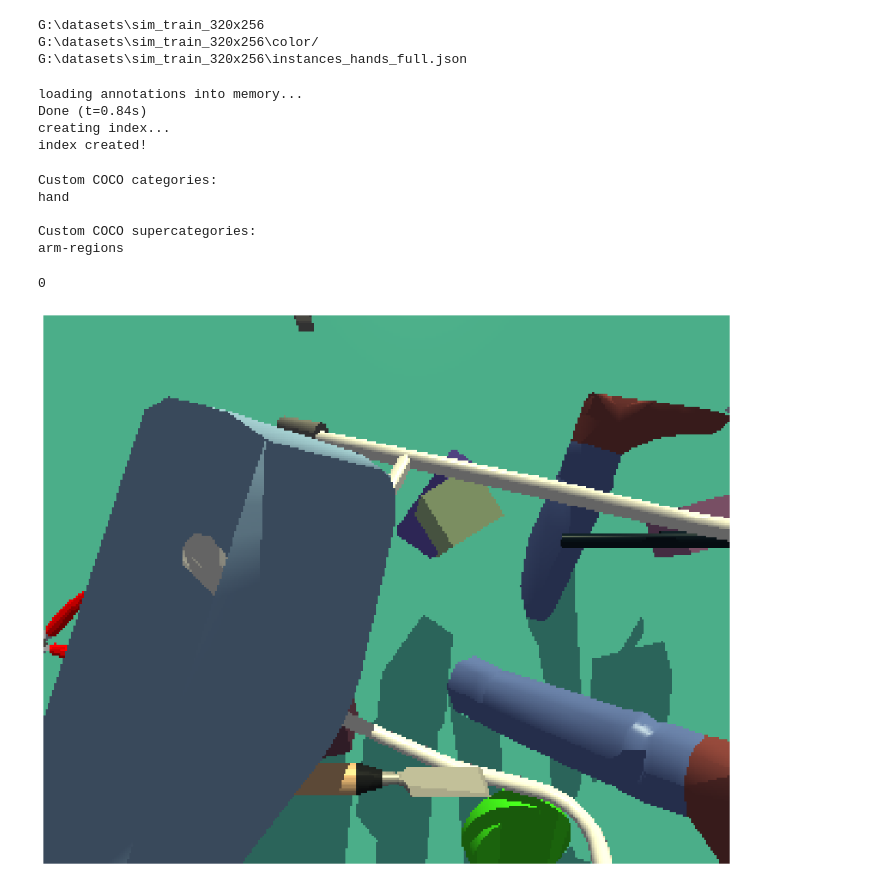
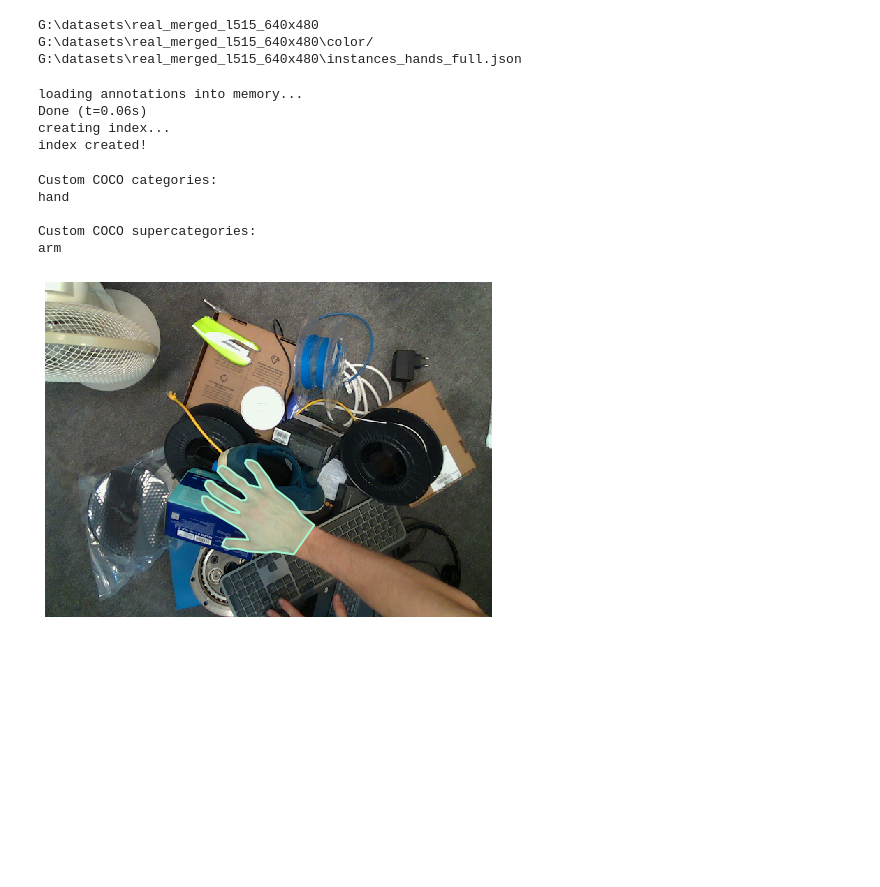
Before and after one commit to anion0278/hand_tracker, a Jupyter notebook: dataset_coco_conversion/visualize_coco.ipynb, the cells around one changed output. Saved outputs shown, nothing was run; the diff lists cells and outputs as text; code cells hidden in the pictures; blank space fills up the shorter version.

```diff
--- a/dataset_coco_conversion/visualize_coco.ipynb
+++ b/dataset_coco_conversion/visualize_coco.ipynb
@@ -8,21 +8,21 @@ import pylab
 import os
 # %%
 #ROOT_DIR = os.path.abspath('./train')
-ROOT_DIR = os.path.abspath(r"G:\datasets\sim_train_320x256")
+ROOT_DIR = os.path.abspath(r"G:\datasets\real_merged_l515_640x480")
 image_directory = os.path.join(ROOT_DIR, "color/")
 annotation_file = os.path.join(ROOT_DIR, "instances_hands_full.json")
 print(ROOT_DIR)
 print(image_directory)
 print(annotation_file)
 # %% [output]
-G:\datasets\sim_train_320x256
-G:\datasets\sim_train_320x256\color/
-G:\datasets\sim_train_320x256\instances_hands_full.json
+G:\datasets\real_merged_l515_640x480
+G:\datasets\real_merged_l515_640x480\color/
+G:\datasets\real_merged_l515_640x480\instances_hands_full.json
 # %%
 example_coco = COCO(annotation_file)
 # %% [output]
 loading annotations into memory...
-Done (t=0.84s)
+Done (t=0.06s)
 creating index...
 index created!
 # %%
@@ -37,19 +37,18 @@ Custom COCO categories:
 hand
 
 Custom COCO supercategories:
-arm-regions
+arm
 # %%
 category_ids = example_coco.getCatIds(catNms=['hand'])
 image_ids = example_coco.getImgIds(catIds=category_ids)
 image_data = example_coco.loadImgs(image_ids[np.random.randint(0, len(image_ids))])[0]
 
 # load and display instance annotations
 image = io.imread(image_directory + image_data['file_name'])
 plt.imshow(image); plt.axis('off')
-pylab.rcParams['figure.figsize'] = (16.0, 20.0)
+pylab.rcParams['figure.figsize'] = (8.0, 10.0)
 annotation_ids = example_coco.getAnnIds(imgIds=image_data['id'], catIds=category_ids, iscrowd=None)
 annotations = example_coco.loadAnns(annotation_ids)
 example_coco.showAnns(annotations)
 # %% [output]
-0
-[figure, old version]
+[figure, new version]
```
